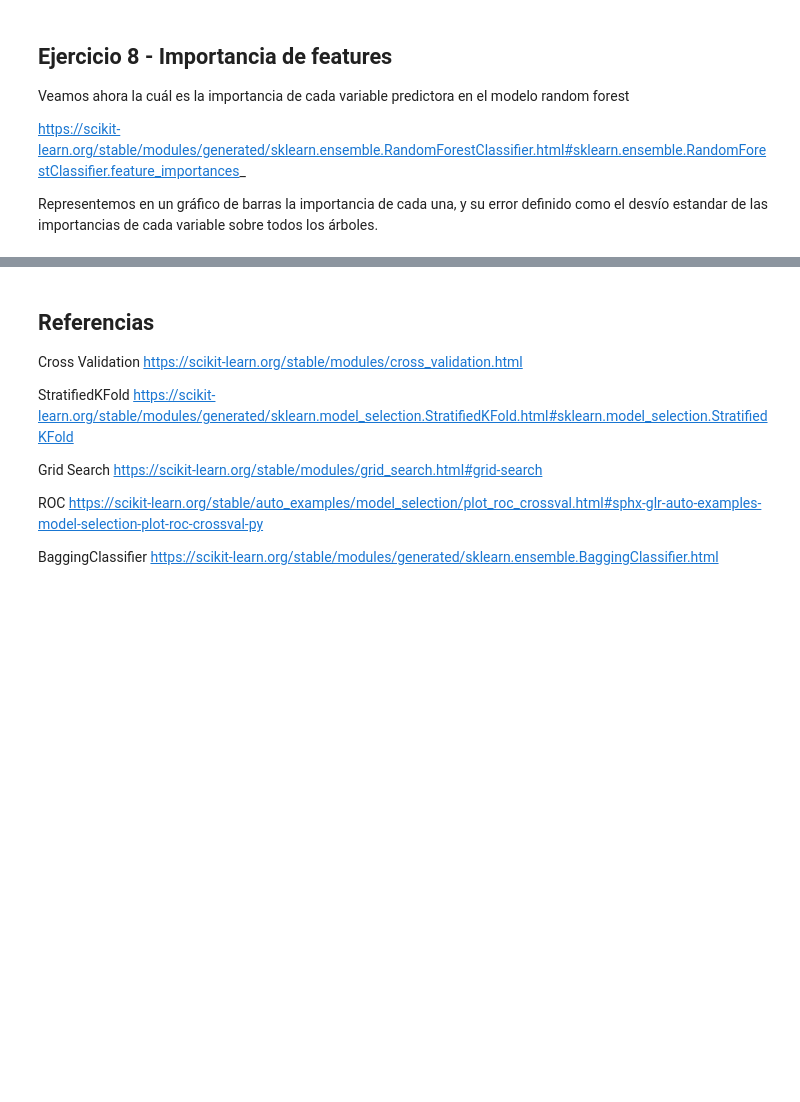
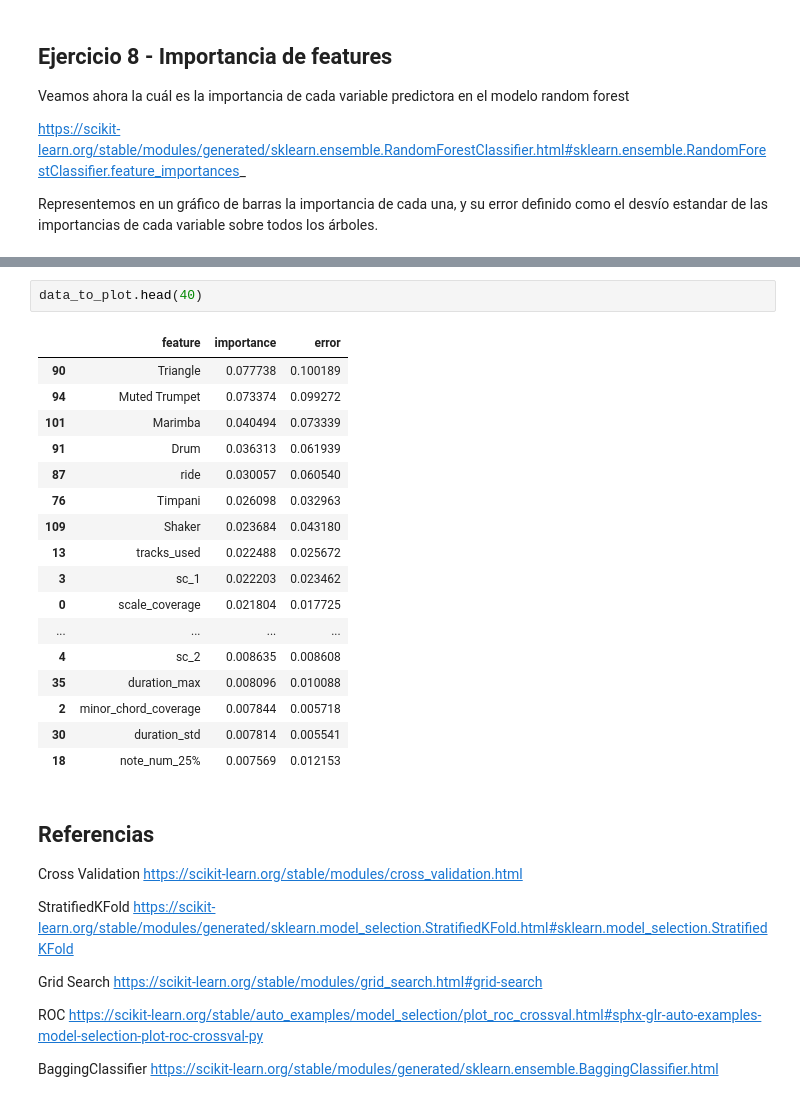
Before and after one commit to PatricioGuinle/DHDS_IV, a Jupyter notebook: Desafio IV Comparacion de modelos.ipynb, the cells around one changed output, grey strips where cells are left out. Saved outputs shown, nothing was run; the diff lists cells and outputs as text; blank space fills up the shorter version.

```diff
--- a/Desafio IV Comparacion de modelos.ipynb
+++ b/Desafio IV Comparacion de modelos.ipynb
@@ -591,3 +735,23 @@ plt.show()
+# %%
+data_to_plot.head(40)
+# %% [output]
+|  | feature | importance | error |
+| 90 | Triangle | 0.077738 | 0.100189 |
+| 94 | Muted Trumpet | 0.073374 | 0.099272 |
+| 101 | Marimba | 0.040494 | 0.073339 |
+| 91 | Drum | 0.036313 | 0.061939 |
+| 87 | ride | 0.030057 | 0.060540 |
+| 76 | Timpani | 0.026098 | 0.032963 |
+| 109 | Shaker | 0.023684 | 0.043180 |
+| 13 | tracks_used | 0.022488 | 0.025672 |
+| 3 | sc_1 | 0.022203 | 0.023462 |
+| 0 | scale_coverage | 0.021804 | 0.017725 |
+| ... | ... | ... | ... |
+| 4 | sc_2 | 0.008635 | 0.008608 |
+| 35 | duration_max | 0.008096 | 0.010088 |
+| 2 | minor_chord_coverage | 0.007844 | 0.005718 |
+| 30 | duration_std | 0.007814 | 0.005541 |
+| 18 | note_num_25% | 0.007569 | 0.012153 |
 # %% [markdown]
 ## Referencias
 
```
Also changed, not shown: parts of 11 cells of this notebook.
